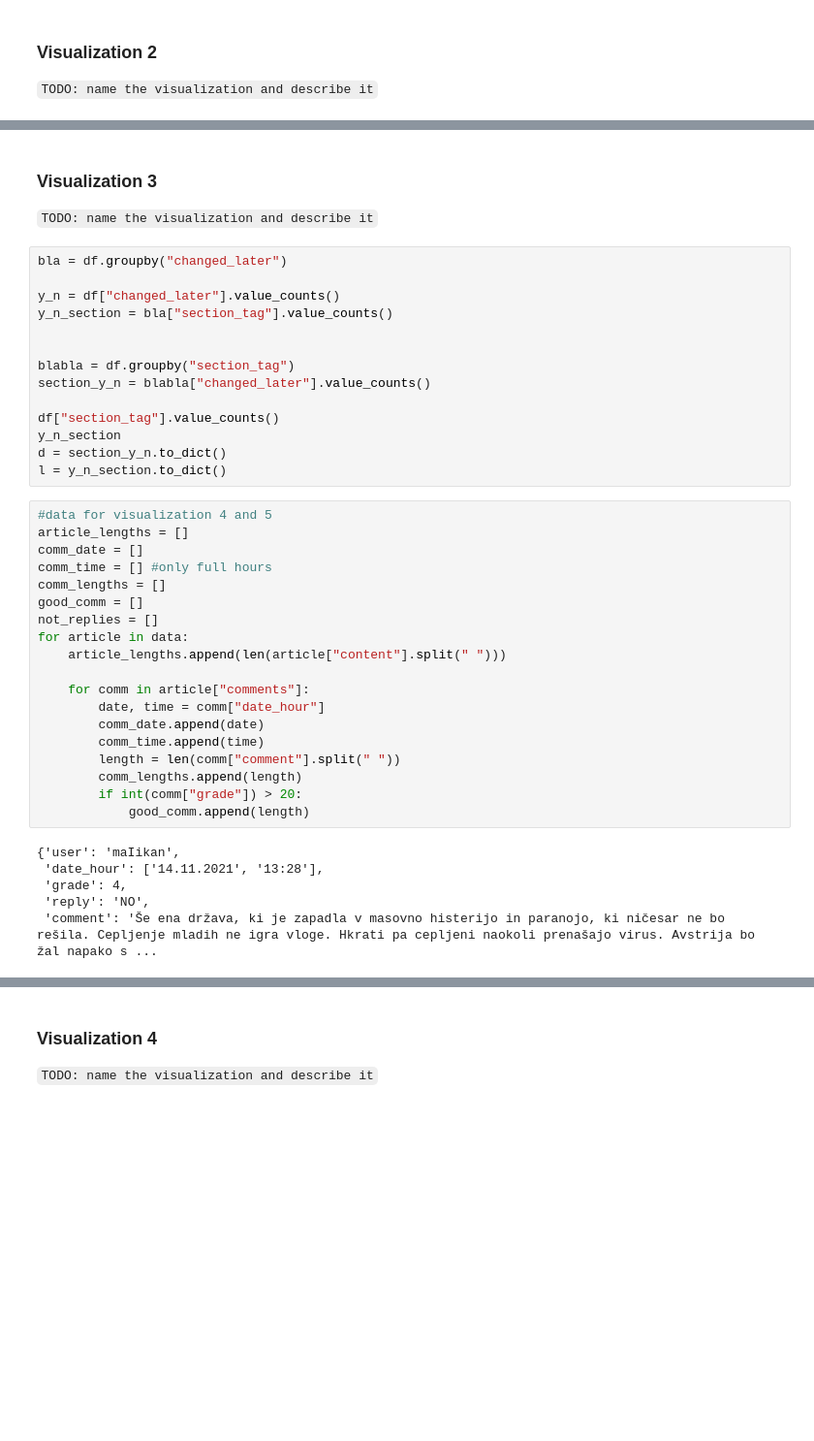
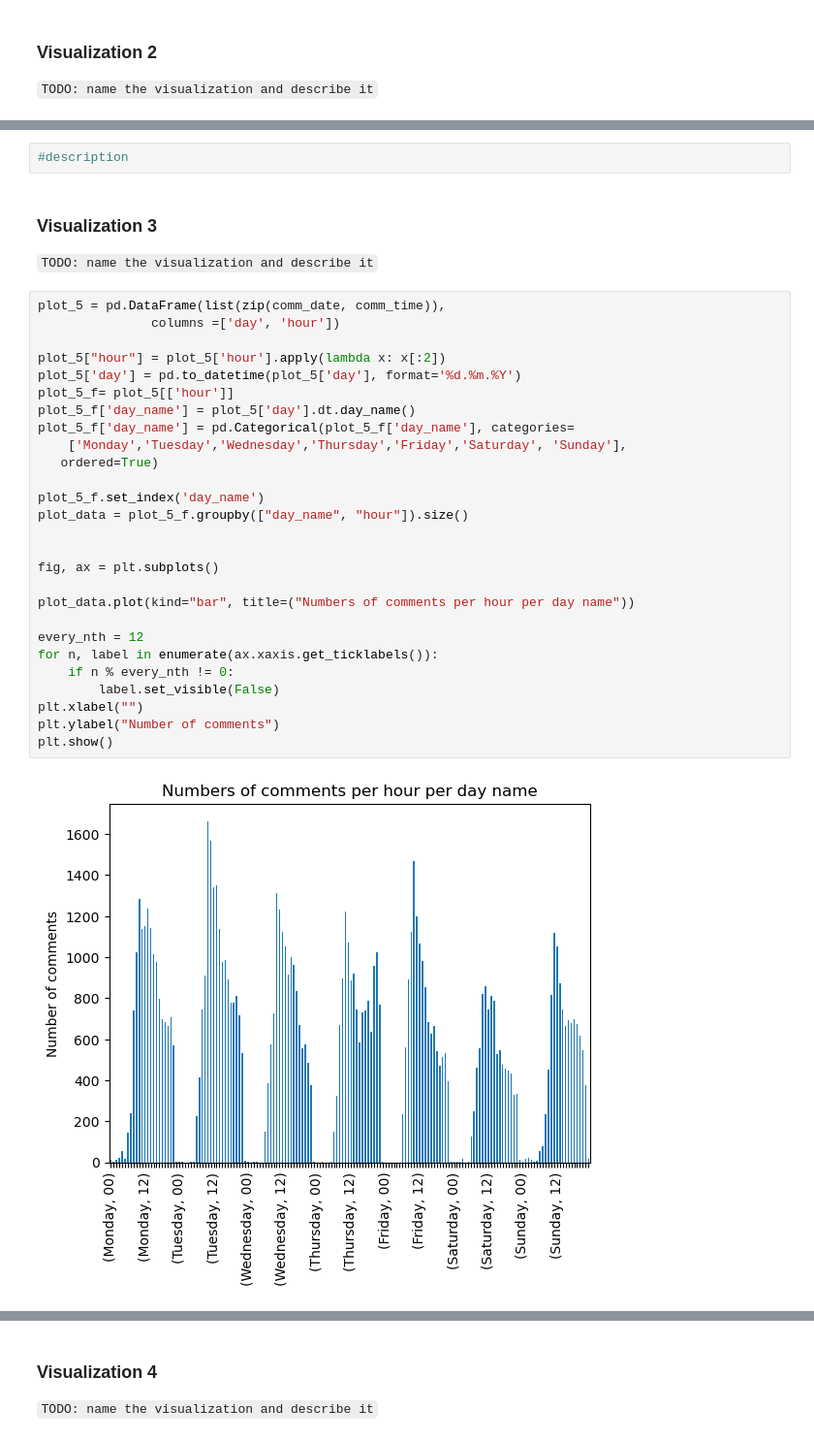
Before and after one commit to ZaloznikV/Project-1-ZaloznikV, a Jupyter notebook: Web_Scraping.ipynb, the cells around one changed output, grey strips where cells are left out. Shown at 97% size. Saved outputs shown, nothing was run; the diff lists cells and outputs as text; blank space fills up the shorter version.

Commit message:
Adjusted visualizations.

```diff
--- a/Web_Scraping.ipynb
+++ b/Web_Scraping.ipynb
@@ -349,43 +367,35 @@ d_f.head(3)
+# %%
+#description
 # %% [markdown]
 ### Visualization 3
 
 `TODO: name the visualization and describe it`
-# %%
-bla = df.groupby("changed_later")
-
-y_n = df["changed_later"].value_counts()
-y_n_section = bla["section_tag"].value_counts()
-
-
-blabla = df.groupby("section_tag")
-section_y_n = blabla["changed_later"].value_counts()
-
-df["section_tag"].value_counts()
-y_n_section
-d = section_y_n.to_dict()
-l = y_n_section.to_dict()
-# %%
-#data for visualization 4 and 5
-article_lengths = []
-comm_date = []
-comm_time = [] #only full hours
-comm_lengths = []
-good_comm = []
-not_replies = []
-for article in data:
-    article_lengths.append(len(article["content"].split(" ")))
-
-    for comm in article["comments"]:
-        date, time = comm["date_hour"]
-        comm_date.append(date)
-        comm_time.append(time)
-        length = len(comm["comment"].split(" "))
-        comm_lengths.append(length)
-        if int(comm["grade"]) > 20:
-            good_comm.append(length)
-# %% [output]
-{'user': 'maIikan',
- 'date_hour': ['14.11.2021', '13:28'],
- 'grade': 4,
- 'reply': 'NO',
- 'comment': 'Še ena država, ki je zapadla v masovno histerijo in paranojo, ki ničesar ne bo rešila. Cepljenje mladih ne igra vloge. Hkrati pa cepljeni naokoli prenašajo virus. Avstrija bo žal napako s ...
+# %%
+plot_5 = pd.DataFrame(list(zip(comm_date, comm_time)),
+               columns =['day', 'hour'])
+
+plot_5["hour"] = plot_5['hour'].apply(lambda x: x[:2])
+plot_5['day'] = pd.to_datetime(plot_5['day'], format='%d.%m.%Y')
+plot_5_f= plot_5[['hour']]
+plot_5_f['day_name'] = plot_5['day'].dt.day_name()
+plot_5_f['day_name'] = pd.Categorical(plot_5_f['day_name'], categories=
+    ['Monday','Tuesday','Wednesday','Thursday','Friday','Saturday', 'Sunday'],
+   ordered=True)
+
+plot_5_f.set_index('day_name')
+plot_data = plot_5_f.groupby(["day_name", "hour"]).size()
+
+
+fig, ax = plt.subplots()
+
+plot_data.plot(kind="bar", title=("Numbers of comments per hour per day name"))
+
+every_nth = 12
+for n, label in enumerate(ax.xaxis.get_ticklabels()):
+    if n % every_nth != 0:
+        label.set_visible(False)
+plt.xlabel("")
+plt.ylabel("Number of comments")
+plt.show()
+# %% [output]
+[figure, added]
```
Also changed, not shown: parts of 22 cells of this notebook, 1 other file.
